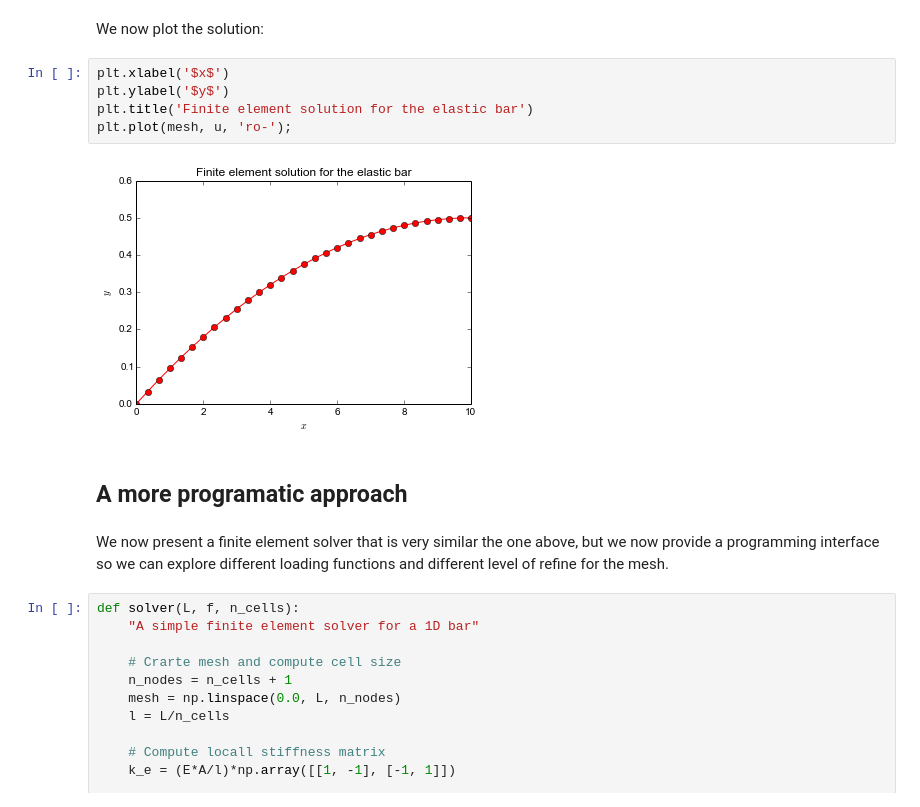
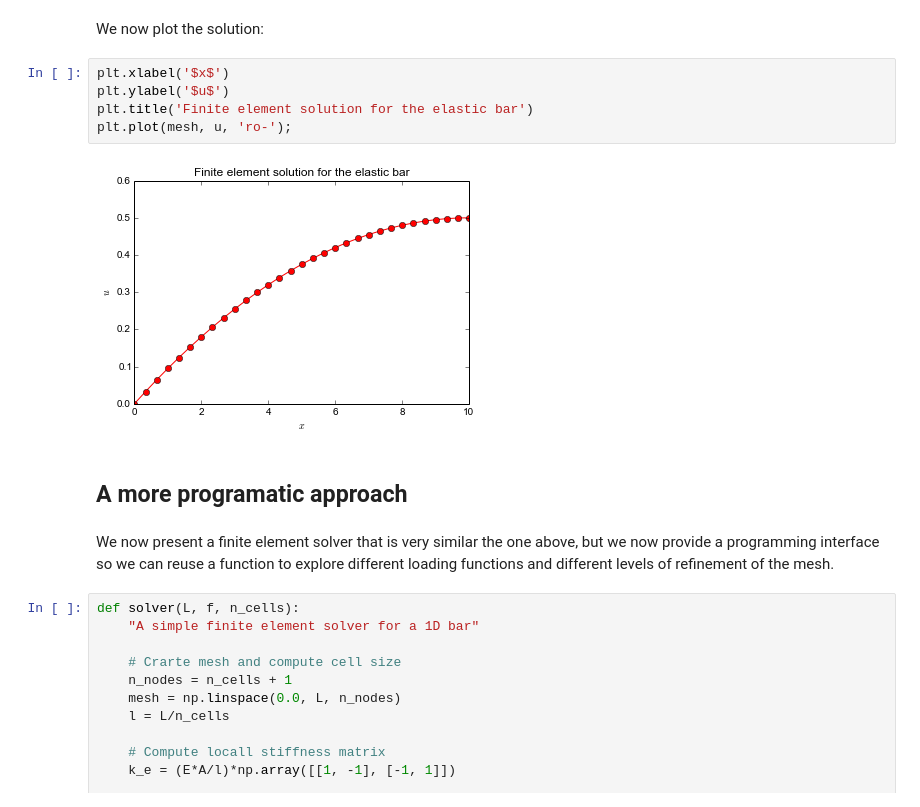
Before and after one commit to garth-wells/notebooks-3D7, a Jupyter notebook: notebooks/ElasticBarLinearFEM.ipynb, the cells around one changed output. Saved outputs shown, nothing was run; the diff lists cells and outputs as text.

```diff
--- a/notebooks/ElasticBarLinearFEM.ipynb
+++ b/notebooks/ElasticBarLinearFEM.ipynb
@@ -132,15 +132,15 @@ u = np.linalg.solve(K, b)
 We now plot the solution:
 # %%
 plt.xlabel('$x$')
-plt.ylabel('$y$')
+plt.ylabel('$u$')
 plt.title('Finite element solution for the elastic bar')
 plt.plot(mesh, u, 'ro-');
 # %% [output]
-[figure, old version]
+[figure, new version]
 # %% [markdown]
 ## A more programatic approach
 # %% [markdown]
-We now present a finite element solver that is very similar the one above, but we now provide a programming interface so we can explore different loading functions and different level of refine for the mesh.
+We now present a finite element solver that is very similar the one above, but we now provide a programming interface so we can reuse a function to explore different loading functions and different levels of refinement of the mesh.
 # %%
 def solver(L, f, n_cells):
     "A simple finite element solver for a 1D bar"
```
Also changed, not shown: parts of 5 cells of this notebook, 1 other file.
